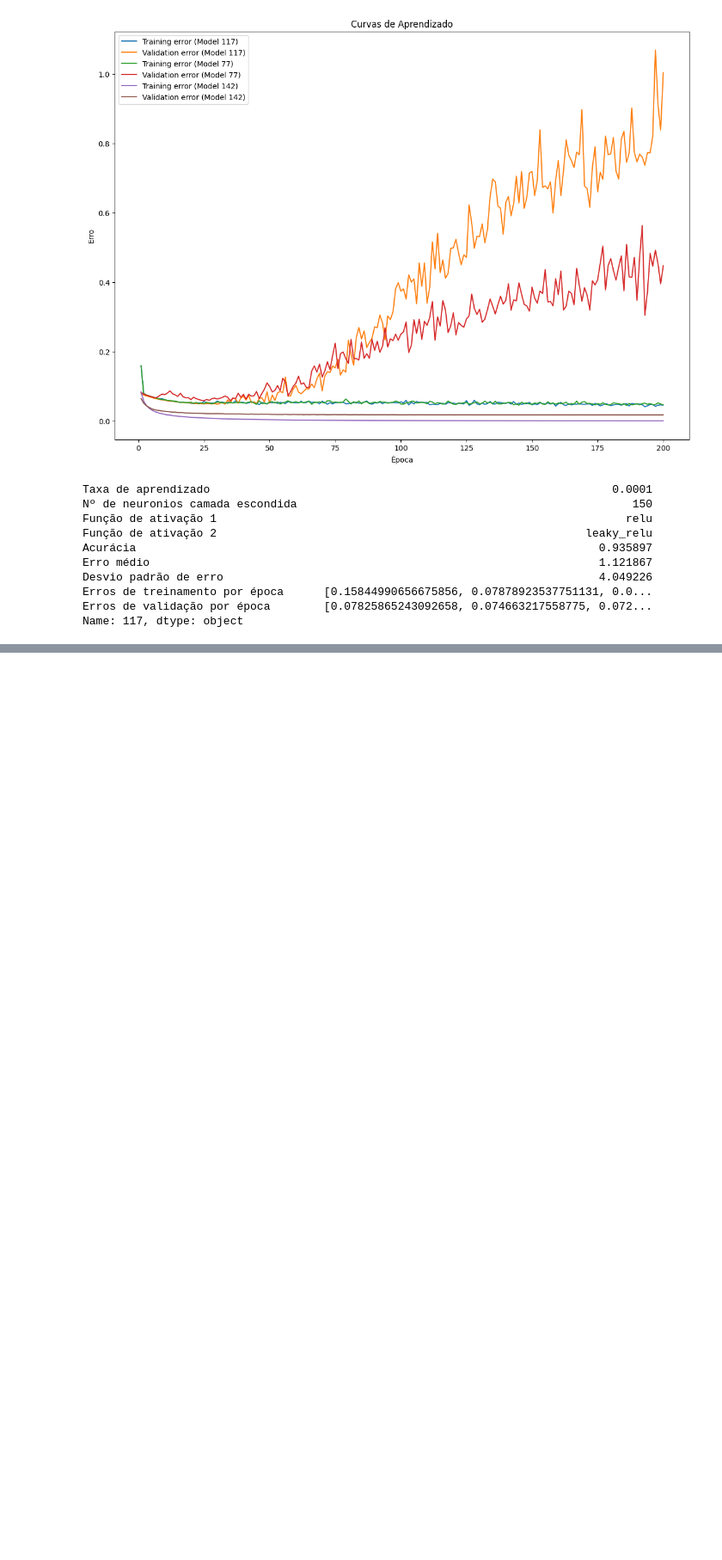
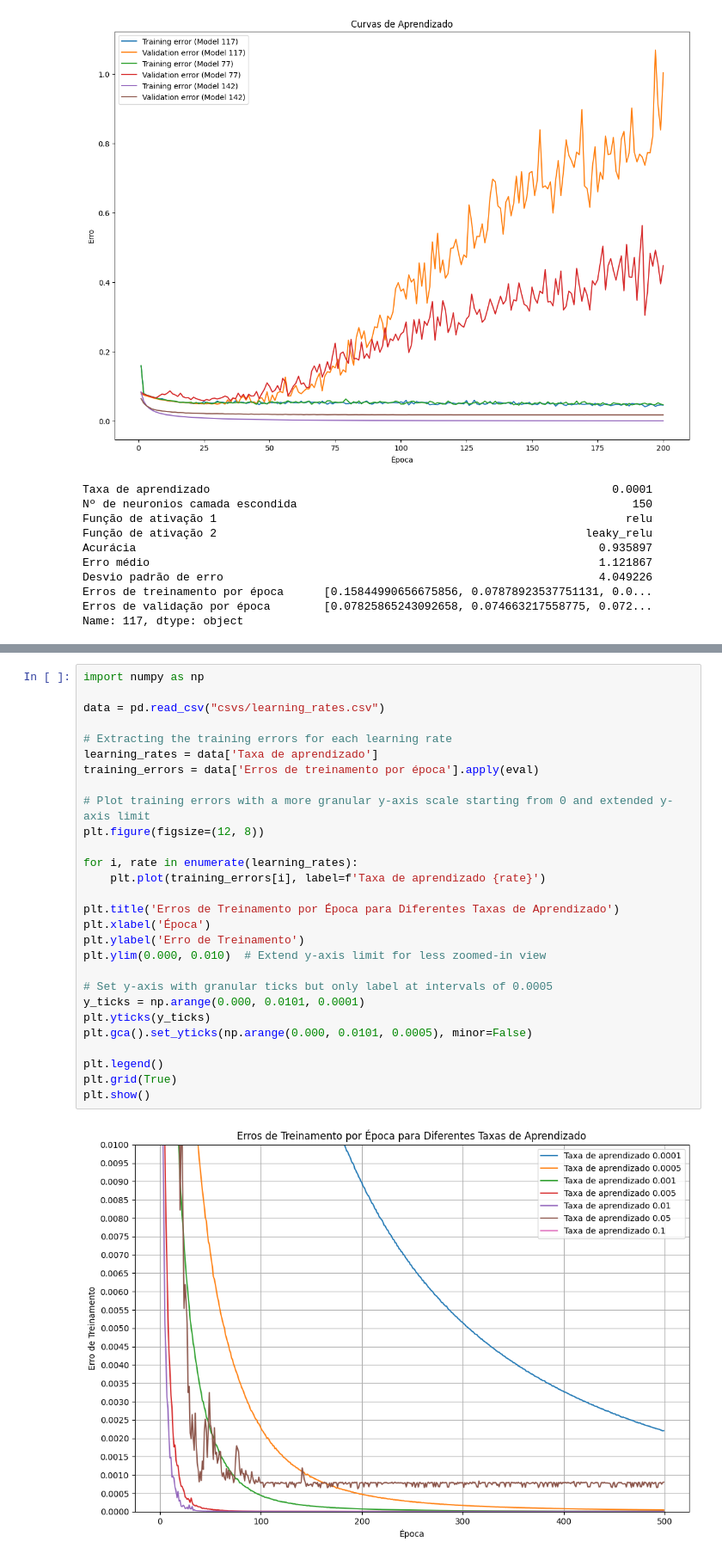
Before and after one commit to claradasneves/ep-ia, a Jupyter notebook: analises.ipynb, the cells around one changed output, grey strips where cells are left out. Shown at 86% size. Cells and saved outputs as stored; diff of their text form; blank space fills up the shorter version.

```diff
--- a/analises.ipynb
+++ b/analises.ipynb
@@ -202,0 +244,30 @@ plt.show()
+# %%
+import numpy as np
+
+data = pd.read_csv("csvs/learning_rates.csv")
+
+# Extracting the training errors for each learning rate
+learning_rates = data['Taxa de aprendizado']
+training_errors = data['Erros de treinamento por época'].apply(eval)
+
+# Plot training errors with a more granular y-axis scale starting from 0 and extended y-axis limit
+plt.figure(figsize=(12, 8))
+
+for i, rate in enumerate(learning_rates):
+    plt.plot(training_errors[i], label=f'Taxa de aprendizado {rate}')
+
+plt.title('Erros de Treinamento por Época para Diferentes Taxas de Aprendizado')
+plt.xlabel('Época')
+plt.ylabel('Erro de Treinamento')
+plt.ylim(0.000, 0.010)  # Extend y-axis limit for less zoomed-in view
+
+# Set y-axis with granular ticks but only label at intervals of 0.0005
+y_ticks = np.arange(0.000, 0.0101, 0.0001)
+plt.yticks(y_ticks)
+plt.gca().set_yticks(np.arange(0.000, 0.0101, 0.0005), minor=False)
+
+plt.legend()
+plt.grid(True)
+plt.show()
+# %% [output]
+[figure, added]
```
Also changed, not shown: parts of 28 cells of this notebook.
